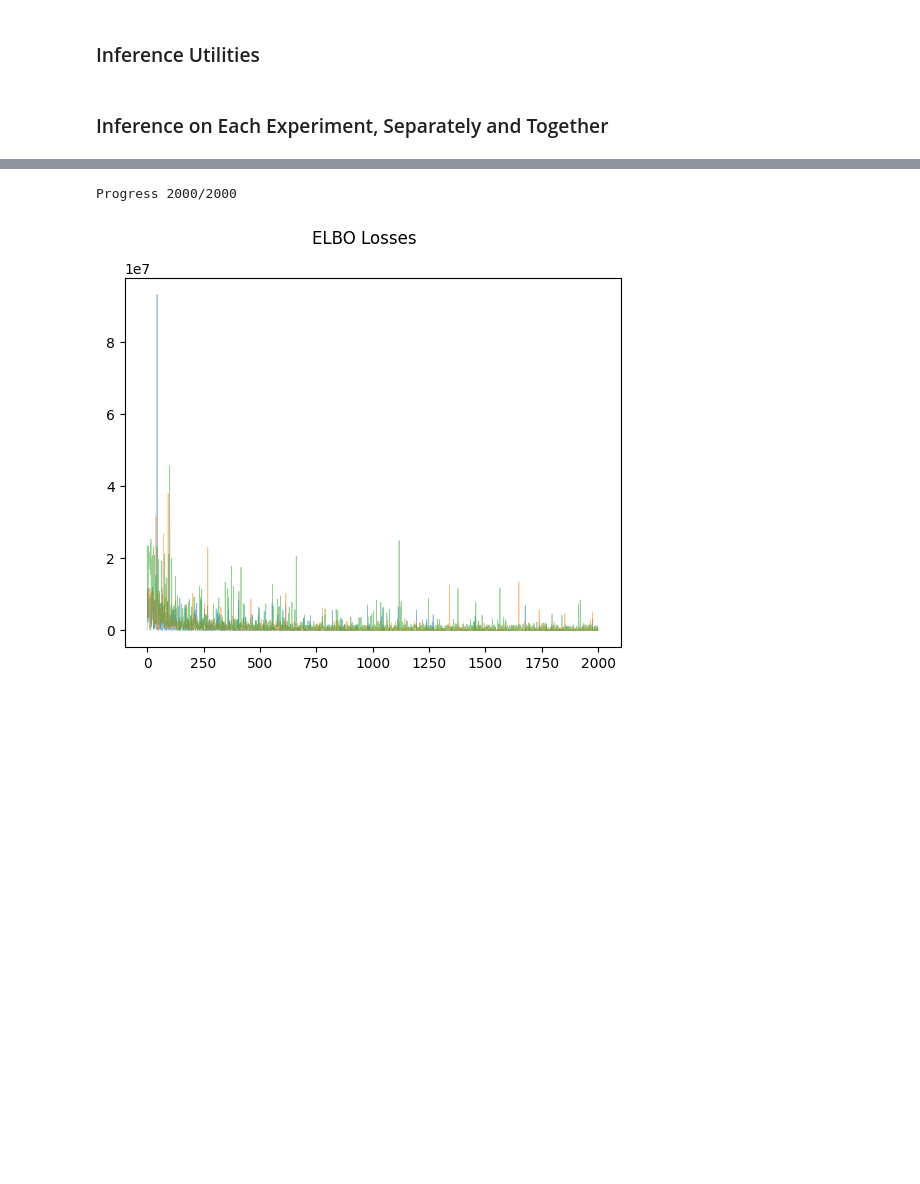
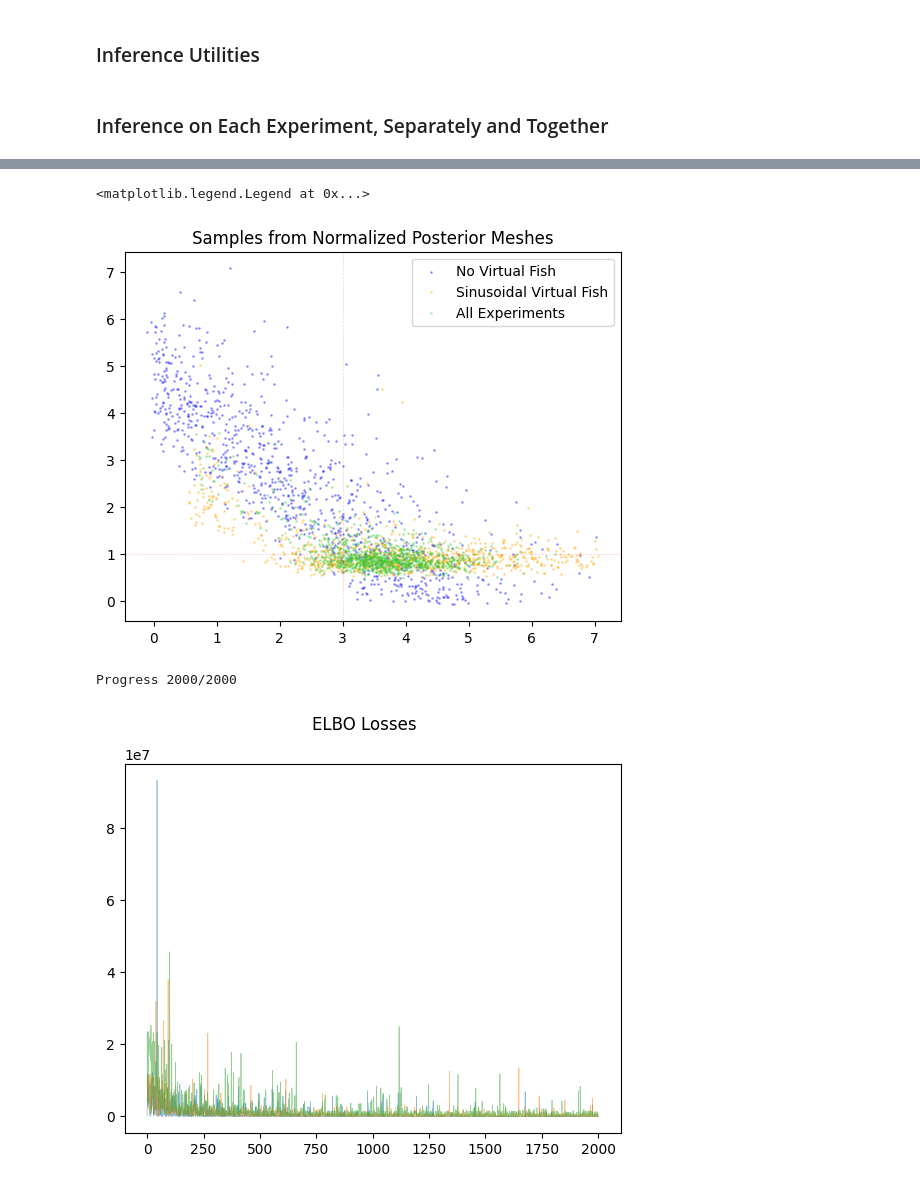
Before and after one commit to BasisResearch/chirho_diffeqpy, a Jupyter notebook: scratch/toy_fish_model2.ipynb, the cells around one changed output, grey strips where cells are left out. Cells and saved outputs as stored; diff of their text form; code cells hidden in the pictures; blank space fills up the shorter version.

```diff
--- a/scratch/toy_fish_model2.ipynb
+++ b/scratch/toy_fish_model2.ipynb
@@ -349,3 +439,26 @@ with condition(data=dict(copy_coefs=GET_TRUE_COPY_COEFS())):
+# %%
+# DEBUG WIP
+samples_no_vfish = sample_from_mesh(mesh_no_vfish, 1000)
+samples_sin_vfish = sample_from_mesh(mesh_sin_vfish, 1000)
+samples_all = sample_from_mesh(mesh_all, 1000)
+
+fig, ax = plt.subplots()
+all_samples = (samples_no_vfish, samples_sin_vfish, samples_all)
+labels = ["No Virtual Fish", "Sinusoidal Virtual Fish", "All Experiments"]
+colors = ['blue', 'orange', 'limegreen']
+for samples, lbl, color in zip(all_samples, labels, colors):
+    s = samples + torch.randn_like(samples) * 0.05
+    ax.scatter(s[:,0].detach(), s[:,1].detach(), s=1.0, alpha=.3, label=lbl, color=color)
+
+# trues
+ax.axvline(GET_TRUE_COPY_COEFS()[0].item(), color='red', linestyle='--', linewidth=0.5, alpha=0.2)
+ax.axhline(GET_TRUE_COPY_COEFS()[1].item(), color='red', linestyle='--', linewidth=0.5, alpha=0.2)
+
+ax.set_title("Samples from Normalized Posterior Meshes")
+ax.legend()
+# %% [output]
+<matplotlib.legend.Legend at 0x...>
+[figure, added]
 # %%
 prior_fixed_fish = partial(copy_coefficient_prior, num_fish=NUM_FISH)
 # Standard experiment.
```
Also changed, not shown: parts of 10 cells of this notebook.
